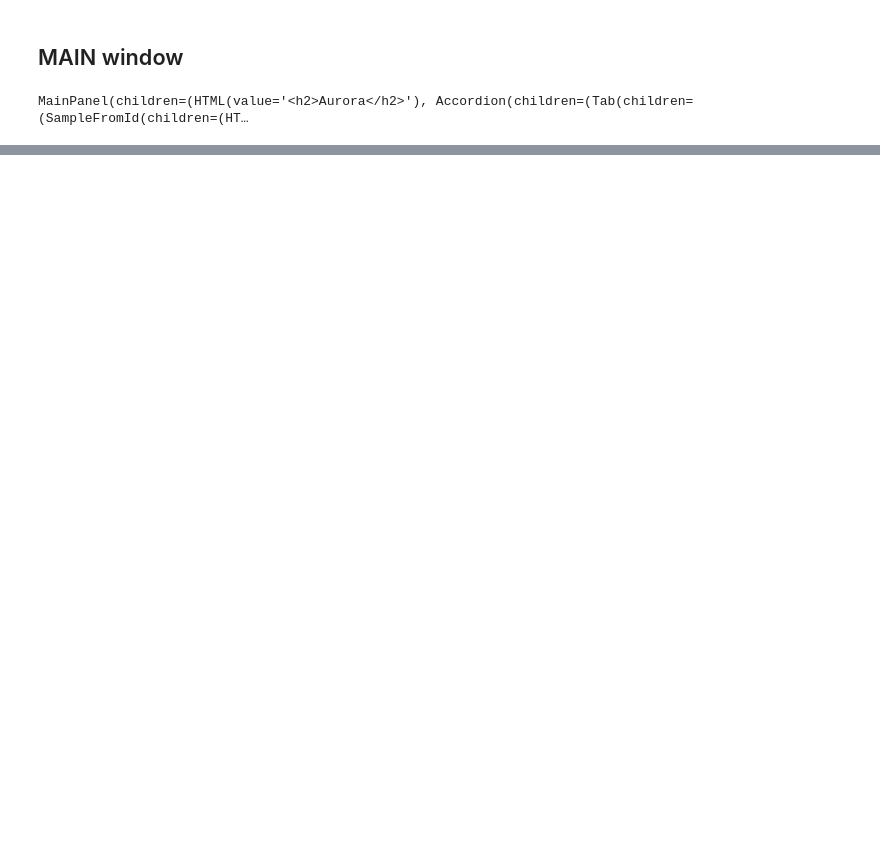
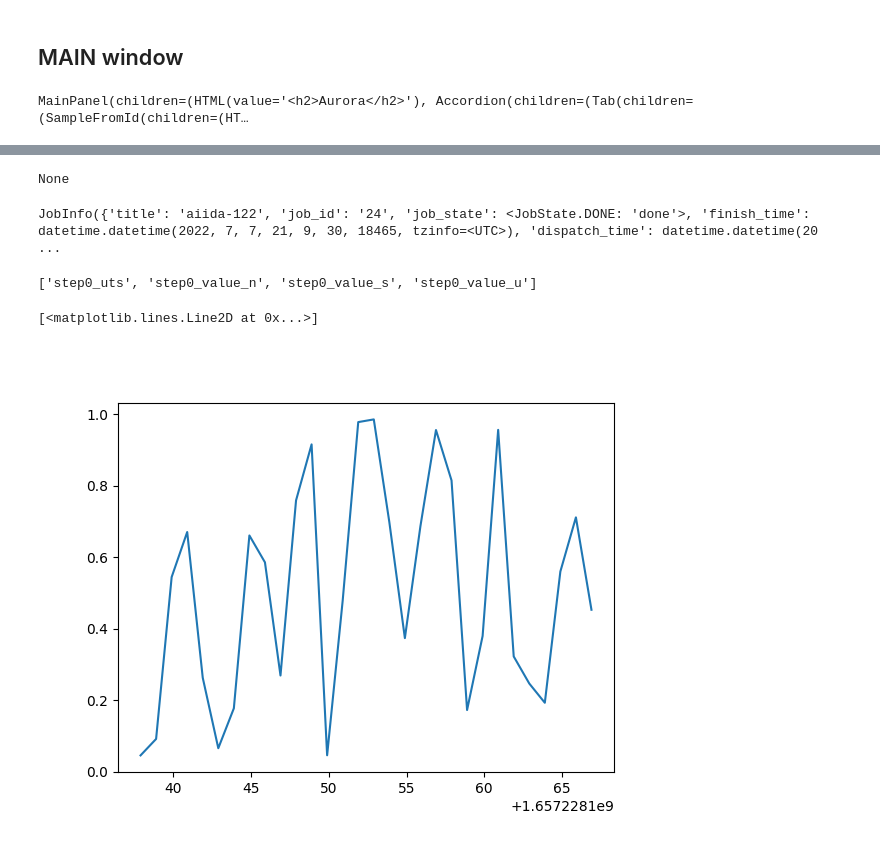
Before and after one commit to EmpaEconversion/aiidalab-aurora, a Jupyter notebook: test_panels.ipynb, the cells around one changed output, grey strips where cells are left out. Drawn from its saved outputs; the diff is of its cells as text; code cells hidden in the pictures; blank space fills up the shorter version.

```diff
--- a/test_panels.ipynb
+++ b/test_panels.ipynb
@@ -1270,3 +1452,39 @@ CyclingCustom(children=(HTML(value='<h2>Custom Protocol</h2>'), HTML(value='Sequ
+# %%
+from aiida.orm import load_node, load_code, load_computer, load_group
+from aiida.engine import submit
+
+BatterySampleData = aiida.plugins.DataFactory('aurora.batterysample')
+CyclingSpecsData = aiida.plugins.DataFactory('aurora.cyclingspecs')
+BatteryCyclerExperiment = aiida.plugins.CalculationFactory('aurora.cycler')
+
+def submit_experiment(sample, method, job_settings):
+
+    sample_node = BatterySampleData(sample.dict())
+    if job_settings.get('sample_node_label'):
+        sample_node.label = job_settings.get('sample_node_label')
+    sample_node.store()
+
+    method_node = CyclingSpecsData(method.dict())
+    if job_settings.get('method_node_label'):
+        method_node.label = job_settings.get('method_node_label')
+    method_node.store()
+
+    code = load_code('ketchup@localhost')
+
+    builder = BatteryCyclerExperiment.get_builder()
+    builder.battery_sample = sample_node
+    builder.code = code
+    builder.technique = method_node
+    # builder.metadata.dry_run = True
+    ## TODO: set these 2 parameters
+    # unlock_when_finished
+    # verbosity
+
+    process = submit(builder)
+    process.label = job_settings.get('calc_node_label', '')
+    print(f"Job <{process.pk}> submitted to AiiDA...")
+
+    return process
 # %% [markdown]
 ## MAIN window
 # %%
@@ -1405,0 +1684,2 @@ w_main.selected_cycling_protocol
+# %%
+n = w_main.process
@@ -1405,0 +1701,19 @@ w_main.selected_cycling_protocol
+# %%
+print(n.get_state())
+# %% [output]
+None
+# %%
+n.get_last_job_info()
+# %% [output]
+JobInfo({'title': 'aiida-122', 'job_id': '24', 'job_state': <JobState.DONE: 'done'>, 'finish_time': datetime.datetime(2022, 7, 7, 21, 9, 30, 18465, tzinfo=<UTC>), 'dispatch_time': datetime.datetime(20 ...
+# %%
+results = n.outputs.results
+results.get_arraynames()
+# %% [output]
+['step0_uts', 'step0_value_n', 'step0_value_s', 'step0_value_u']
+# %%
+f = plt.subplots()
+plt.plot(results.get_array('step0_uts'), results.get_array('step0_value_n'))
+# %% [output]
+[<matplotlib.lines.Line2D at 0x...>]
+[figure, added]
```
Also changed, not shown: parts of 31 cells of this notebook, 2 other files.
